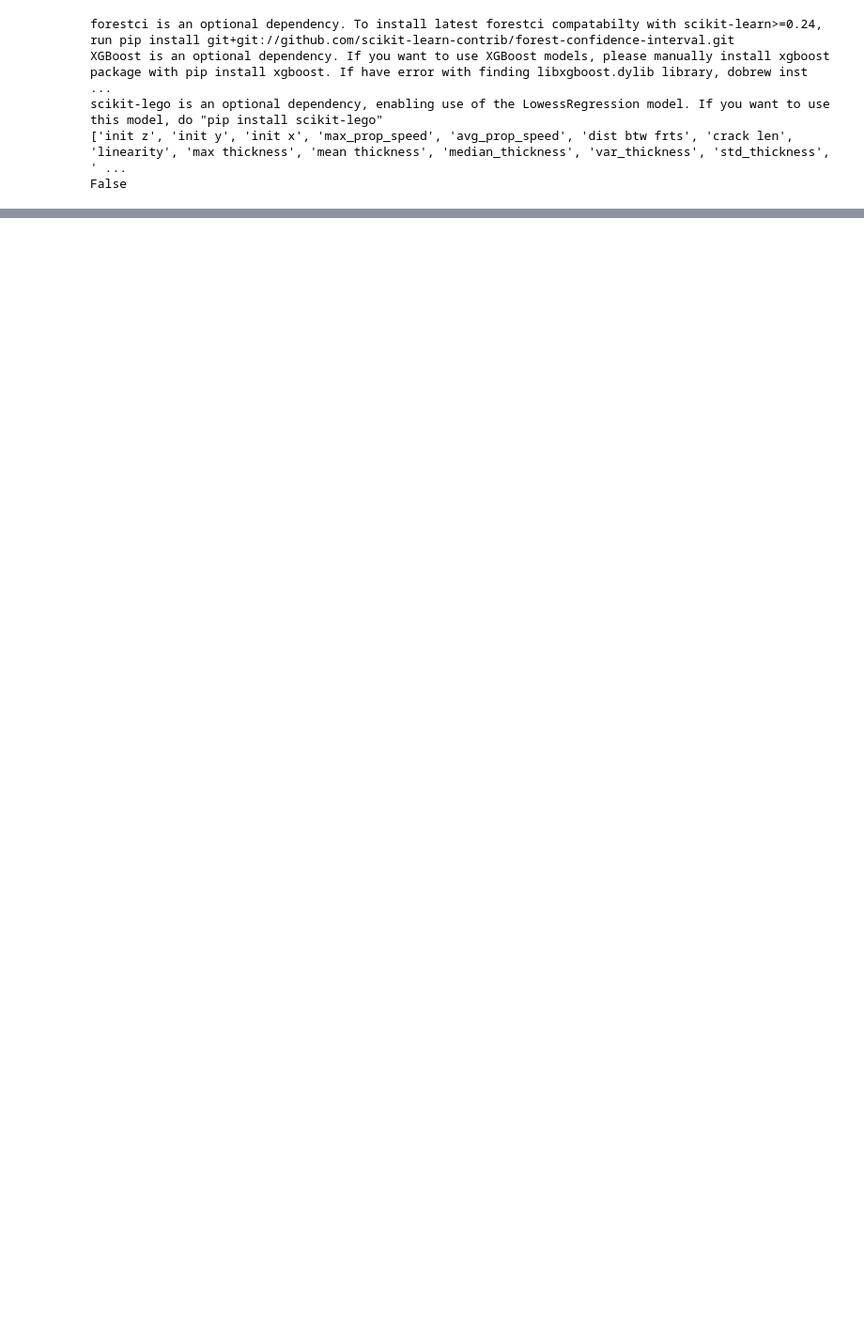
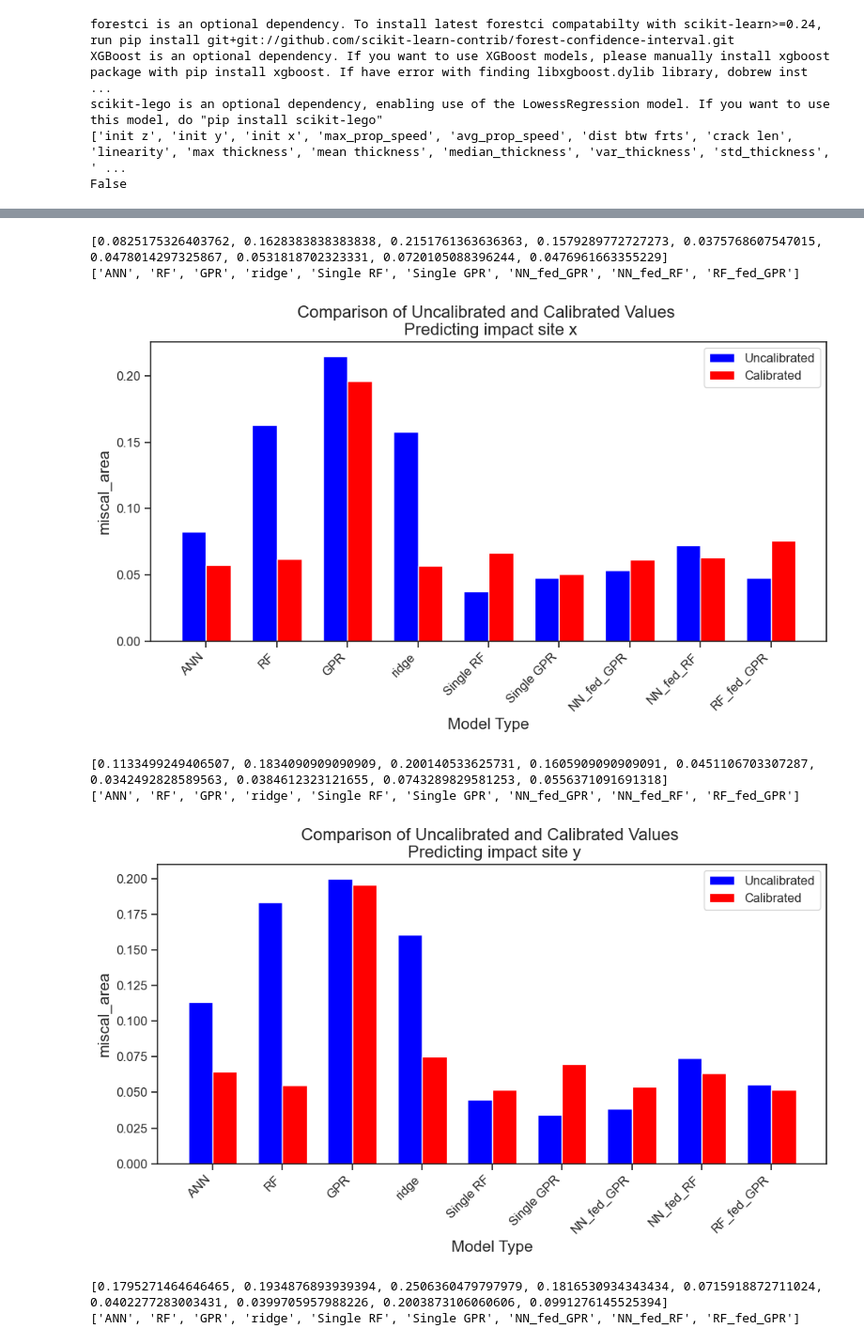
Before and after one commit to jakehirst/sfx_ML, a Jupyter notebook: New_Models/Paper2/Recalibration_models.ipynb, the cells around one changed output, grey strips where cells are left out. Shown at 94% size. Saved outputs shown, nothing was run; the diff lists cells and outputs as text; code cells hidden in the pictures; blank space fills up the shorter version.

Commit message:
changed recalibration, added figures

```diff
--- a/New_Models/Paper2/Recalibration_models.ipynb
+++ b/New_Models/Paper2/Recalibration_models.ipynb
@@ -8,8 +8,12 @@ from ReCalibration import *
 from Backward_feature_selection import *
 import ast
 
-model_types = ['ANN', 'RF', 'GPR','ridge']
-model_types = ['ridge']
+model_types = {'bagging': ['ANN', 'RF', 'GPR','ridge'],
+               'single': ['Single RF', 'Single GPR', 'NN_fed_GPR', 'NN_fed_RF', 'RF_fed_GPR']}
+
+# model_types = {'bagging': ['ridge'],
+#                'single': ['Single RF']}
+
 all_labels = ['height', 'phi', 'theta',
                             'impact site x', 'impact site y', 'impact site z',
                             'impact site r', 'impact site phi', 'impact site theta']
@@ -26,7 +30,11 @@ if(not os.path.exists(Paper2_path)): os.makedirs(Paper2_path)
 model_folder = Paper2_path + f'/UQ_bagging_models_{with_or_without_transformations}_transformations'
 data_folder = Paper2_path + '/5fold_datasets'
 results_folder = Paper2_path + '/Compare_Code_5_fold_ensemble_results'
-hyperparam_folder = Paper2_path + f'/bayesian_optimization_{with_or_without_transformations}_transformations'
+# hyperparam_folder = Paper2_path + f'/bayesian_optimization_{with_or_without_transformations}_transformations'
+Old_paper2_path = f'/Volumes/Jake_ssd/Paper 2/{with_or_without_transformations}_transformations'
+
+hyperparam_folder = Old_paper2_path + f'/bayesian_optimization_{with_or_without_transformations}_transformations'
+
 
 
 # image_folder = '/Users/jakehirst/Desktop/sfx/sfx_ML_data/images_sfx/new_dataset/Visible_cracks'
@@ -50,7 +58,7 @@ else:
 
 '''Only have to uncomment this if the 5 fold datasets have not been made or need to be remade'''
 # make_5_fold_datasets(data_folder, full_dataset_pathname, image_folder)
-make_5_fold_datasets_with_calibration_set(data_folder, full_dataset_pathname, image_folder)
+# make_5_fold_datasets_with_calibration_set(data_folder, full_dataset_pathname, image_folder)
 
 
 print('ALL_TRANSFORMED_FEATURES' in full_dataset_pathname)
@@ -62,0 +552,63 @@ False
+# %%
+metric = 'miscal_area'
+# metric = 'cal_error'
+# metric = 'sharpness'
+# metric = 'dispersion'
+
+
+
+for label_to_predict in labels_to_predict:
+    cal_values = {}
+    uncal_values = {}
+    for bag_vs_single in model_types:
+        for model_type in model_types[bag_vs_single]:
+
+            uncalibrated_folder = results_folder + f'/{label_to_predict}/{model_type}/uncalibrated'
+            calibrated_folder = results_folder + f'/{label_to_predict}/{model_type}/calibrated'
+
+            uncalibrated_csv = pd.read_csv(glob.glob(os.path.join(uncalibrated_folder, '**/*.csv'), recursive=True)[0])
+            calibrated_csv = pd.read_csv(glob.glob(os.path.join(calibrated_folder, '**/*.csv'), recursive=True)[0])
+
+            uncal_value = uncalibrated_csv.iloc[len(uncalibrated_csv)-1][metric]
+            cal_value = calibrated_csv.iloc[len(calibrated_csv)-1][metric]
+
+            uncal_values[model_type] = uncal_value
+            cal_values[model_type] = cal_value
+
+    # Setting up the figure and axis for the plot
+    fig, ax = plt.subplots(figsize=(10, 6))
+
+    # Setting the positions of the bars on the x-axis
+    indices = range(len(uncal_values))
+
+    # Width of the bars
+    bar_width = 0.35
+    print(list(uncal_values.values()))
+    # Plotting both uncalibrated and calibrated values
+    ax.bar(indices, list(uncal_values.values()), bar_width, label='Uncalibrated', color='blue')
+    ax.bar([i + bar_width for i in indices], list(cal_values.values()), bar_width, label='Calibrated', color='red')
+
+    # Adding the aesthetics
+    ax.set_xlabel('Model Type', fontsize=15)
+    ax.set_ylabel(metric, fontsize=15)
+    ax.set_title(f'Comparison of Uncalibrated and Calibrated Values \n Predicting {label_to_predict}', fontsize=16)
+    ax.set_xticks([i + bar_width / 2 for i in indices])
+    x_labels = list(uncal_values.keys())
+    print(x_labels)
+    ax.set_xticklabels(x_labels, rotation=45, ha="right")
+
+    # Adding the legend
+    ax.legend()
+
+    # Showing the plot
+    plt.tight_layout()
+    plt.show()
+# %% [output]
+[0.0825175326403762, 0.1628383838383838, 0.2151761363636363, 0.1579289772727273, 0.0375768607547015, 0.0478014297325867, 0.0531818702323331, 0.0720105088396244, 0.0476961663355229]
+['ANN', 'RF', 'GPR', 'ridge', 'Single RF', 'Single GPR', 'NN_fed_GPR', 'NN_fed_RF', 'RF_fed_GPR']
+[figure, added]
+[0.1133499249406507, 0.1834090909090909, 0.200140533625731, 0.1605909090909091, 0.0451106703307287, 0.0342492828589563, 0.0384612323121655, 0.0743289829581253, 0.0556371091691318]
+['ANN', 'RF', 'GPR', 'ridge', 'Single RF', 'Single GPR', 'NN_fed_GPR', 'NN_fed_RF', 'RF_fed_GPR']
+[figure, added]
+[0.1795271464646465, 0.1934876893939394, 0.2506360479797979, 0.1816530934343434, 0.0715918872711024, 0.0402277283003431, 0.0399705957988226, 0.2003873106060606, 0.0991276145525394]
+['ANN', 'RF', 'GPR', 'ridge', 'Single RF', 'Single GPR', 'NN_fed_GPR', 'NN_fed_RF', 'RF_fed_GPR']
```
Also changed, not shown: parts of 13 cells of this notebook, 14 other files.
